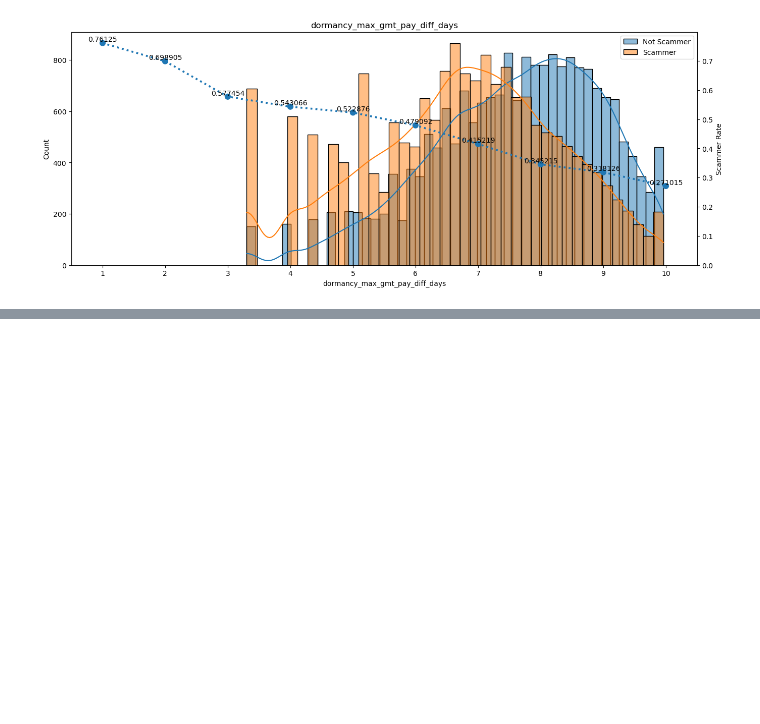
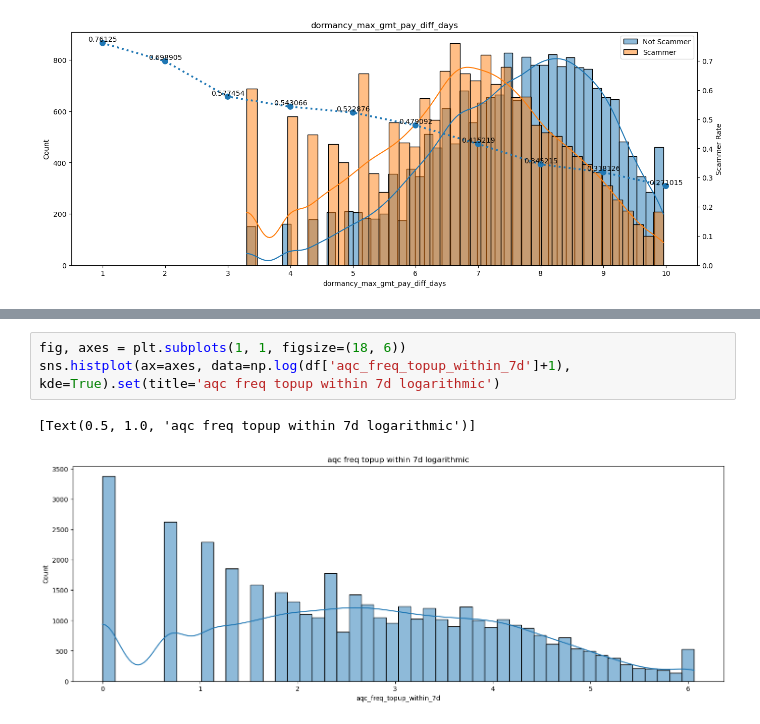
Before and after one commit to C23-FD-1/ml, a Jupyter notebook: EDA.ipynb, the cells around one changed output, grey strips where cells are left out. Cells and saved outputs as stored; diff of their text form; blank space fills up the shorter version.

```diff
--- a/EDA.ipynb
+++ b/EDA.ipynb
@@ -728,0 +734,6 @@ labels = bp.bar_label(bp.containers[0])
+# %%
+fig, axes = plt.subplots(1, 1, figsize=(18, 6))
+sns.histplot(ax=axes, data=np.log(df['aqc_freq_topup_within_7d']+1), kde=True).set(title='aqc freq topup within 7d logarithmic')
+# %% [output]
+[Text(0.5, 1.0, 'aqc freq topup within 7d logarithmic')]
+[figure, added]
```
Also changed, not shown: parts of 30 cells of this notebook, 1 other file.
